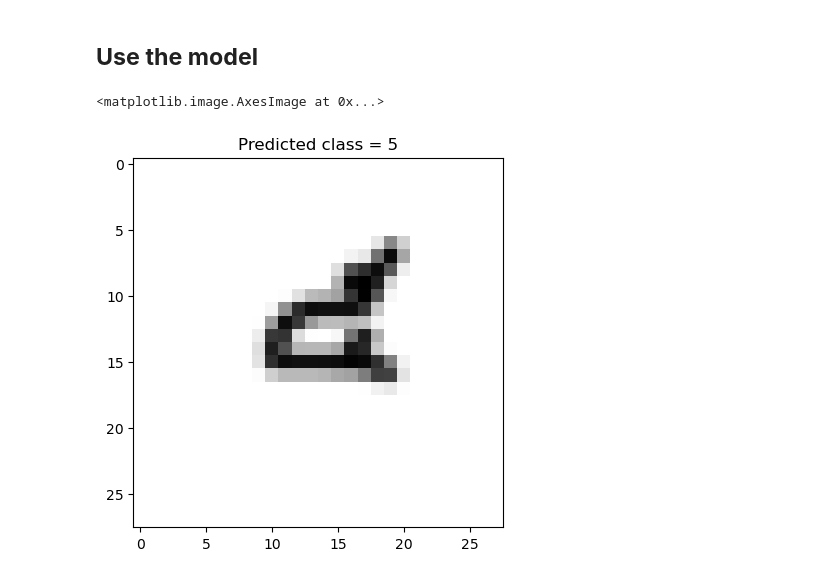
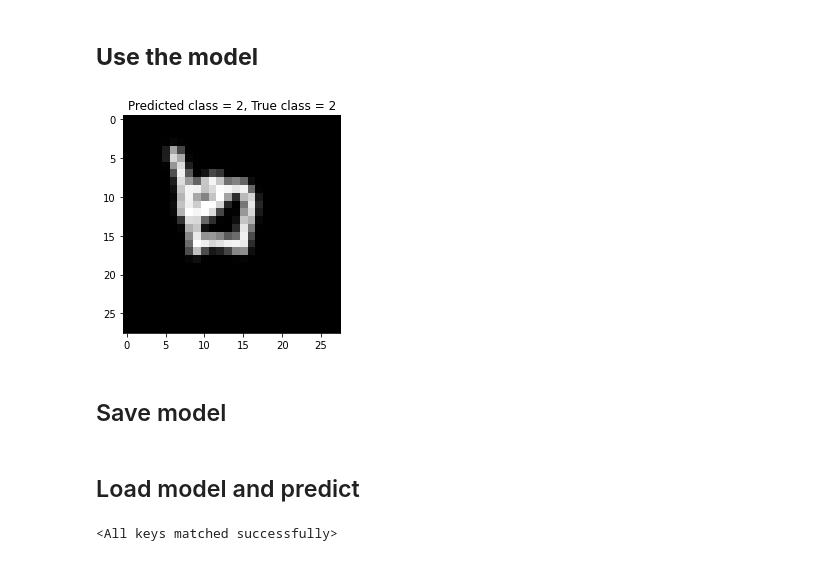
Before and after one commit to biodatlab/deep-learning-skooldio, a Jupyter notebook: 02_handwritten_recognition.ipynb, the cells around one changed output. Cells and saved outputs as stored; diff of their text form; code cells hidden in the pictures.

Commit message:
Update notebook 02: prediction and load model

```diff
--- a/02_handwritten_recognition.ipynb
+++ b/02_handwritten_recognition.ipynb
@@ -191,12 +209,17 @@ for epoch in range(n_epochs):
 # %% [markdown]
 ## **Use the model**
 # %%
-img = Image.open("data/validation/5/0f14b574-daf6-4a22-ae06-86eaeee72efa.png")
+sample_path = glob("data/validation/*/*.png")[30]
+img = Image.open(sample_path)
 img = (1 - transform(img)).squeeze(0)
+pred = net(img)
+pred = int(pred.argmax(dim=1))
+true_class = Path(sample_path).parent.name
 
-plt.title("Predicted class = {}".format(Path(paths[idx]).parent.name))
+plt.title("Predicted class = {}, True class = {}".format(pred, true_class))
 plt.imshow(img, cmap="gray")
 plt.show()
 # %% [output]
-<matplotlib.image.AxesImage at 0x...>
-[figure, old version]
+[figure, new version]
+# %% [markdown]
+## Save model
@@ -202,0 +229,2 @@ plt.show()
+# %% [markdown]
+## Load model and predict
@@ -202,0 +248,6 @@ plt.show()
+# %%
+# load
+model = ThaiDigitNet()  # initialize the model
+model.load_state_dict(torch.load("thai_digit.pth")) # load model
+# %% [output]
+<All keys matched successfully>
```
Also changed, not shown: parts of 10 cells of this notebook.
